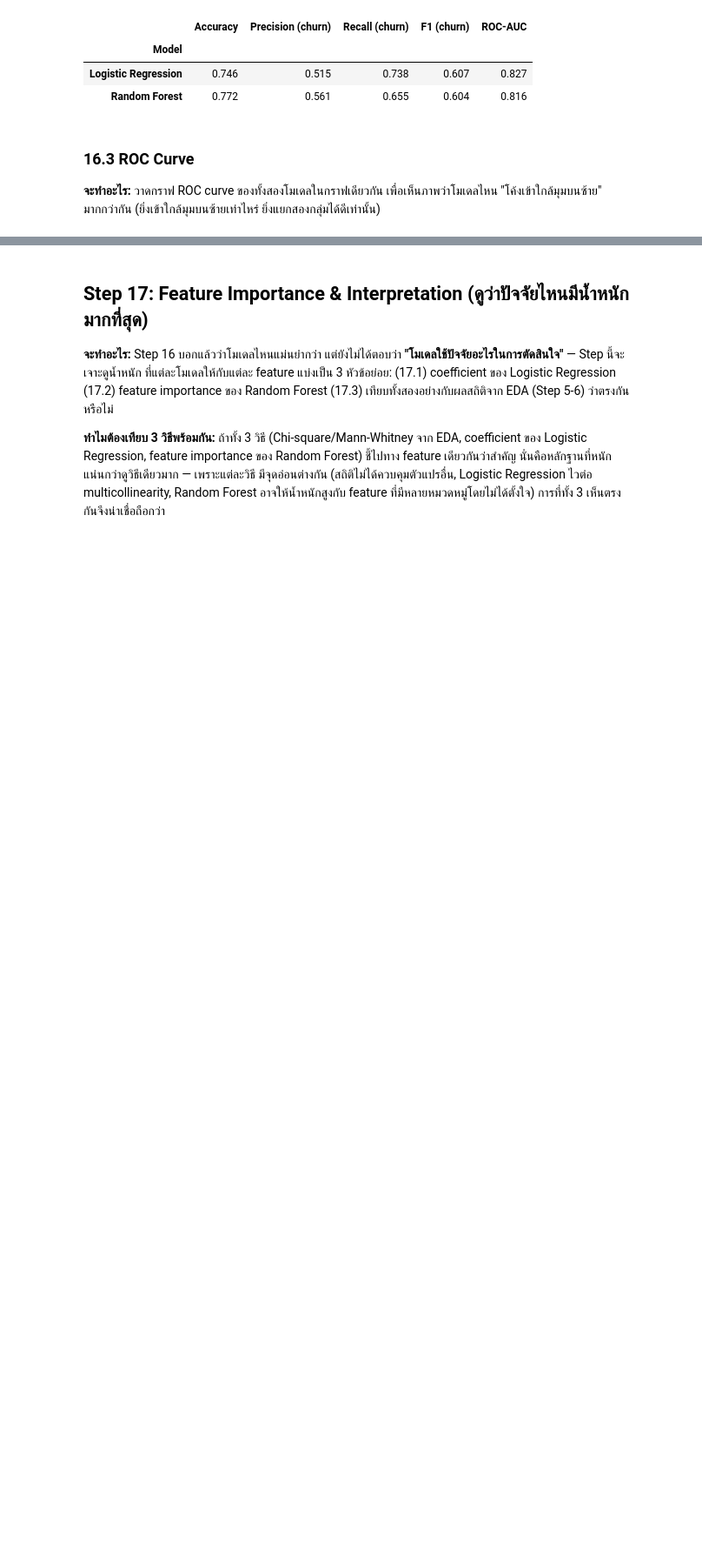
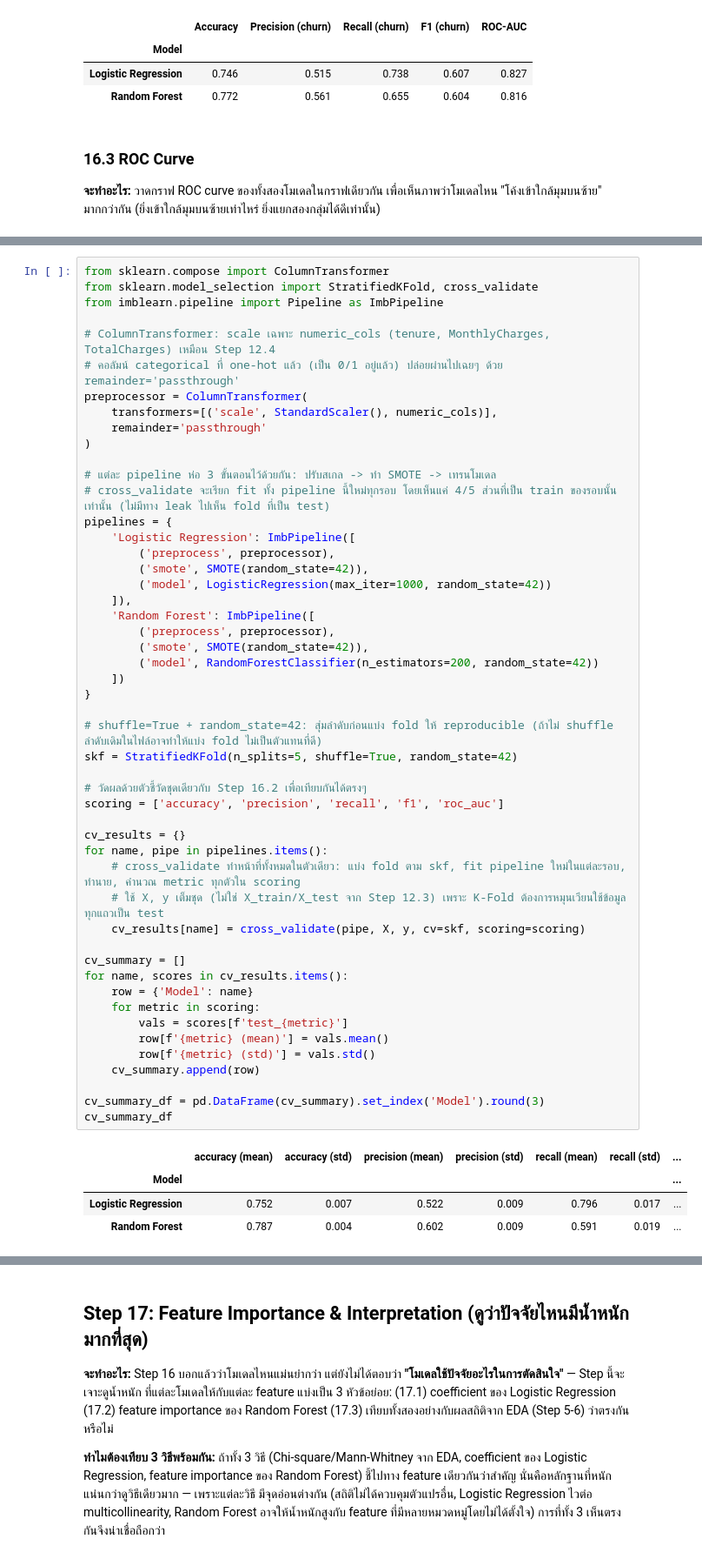
Before and after one commit to thitiwutsuk/Telco-Customer-Churn, a Jupyter notebook: notebooks/telco_churn_modeling.ipynb, the cells around one changed output, grey strips where cells are left out. Shown at 87% size. Saved outputs shown, nothing was run; the diff lists cells and outputs as text; blank space fills up the shorter version.

```diff
--- a/notebooks/telco_churn_modeling.ipynb
+++ b/notebooks/telco_churn_modeling.ipynb
@@ -531,0 +546,55 @@ Logistic Regression เหมาะกับเป้าหมายทางธ
+# %%
+from sklearn.compose import ColumnTransformer
+from sklearn.model_selection import StratifiedKFold, cross_validate
+from imblearn.pipeline import Pipeline as ImbPipeline
+
+# ColumnTransformer: scale เฉพาะ numeric_cols (tenure, MonthlyCharges, TotalCharges) เหมือน Step 12.4
+# คอลัมน์ categorical ที่ one-hot แล้ว (เป็น 0/1 อยู่แล้ว) ปล่อยผ่านไปเฉยๆ ด้วย remainder='passthrough'
+preprocessor = ColumnTransformer(
+    transformers=[('scale', StandardScaler(), numeric_cols)],
+    remainder='passthrough'
+)
+
+# แต่ละ pipeline ห่อ 3 ขั้นตอนไว้ด้วยกัน: ปรับสเกล -> ทำ SMOTE -> เทรนโมเดล
+# cross_validate จะเรียก fit ทั้ง pipeline นี้ใหม่ทุกรอบ โดยเห็นแค่ 4/5 ส่วนที่เป็น train ของรอบนั้นเท่านั้น (ไม่มีทาง leak ไปเห็น fold ที่เป็น test)
+pipelines = {
+    'Logistic Regression': ImbPipeline([
+        ('preprocess', preprocessor),
+        ('smote', SMOTE(random_state=42)),
+        ('model', LogisticRegression(max_iter=1000, random_state=42))
+    ]),
+    'Random Forest': ImbPipeline([
+        ('preprocess', preprocessor),
+        ('smote', SMOTE(random_state=42)),
+        ('model', RandomForestClassifier(n_estimators=200, random_state=42))
+    ])
+}
+
+# shuffle=True + random_state=42: สุ่มลำดับก่อนแบ่ง fold ให้ reproducible (ถ้าไม่ shuffle ลำดับเดิมในไฟล์อาจทำให้แบ่ง fold ไม่เป็นตัวแทนที่ดี)
+skf = StratifiedKFold(n_splits=5, shuffle=True, random_state=42)
+
+# วัดผลด้วยตัวชี้วัดชุดเดียวกับ Step 16.2 เพื่อเทียบกันได้ตรงๆ
+scoring = ['accuracy', 'precision', 'recall', 'f1', 'roc_auc']
+
+cv_results = {}
+for name, pipe in pipelines.items():
+    # cross_validate ทำหน้าที่ทั้งหมดในตัวเดียว: แบ่ง fold ตาม skf, fit pipeline ใหม่ในแต่ละรอบ, ทำนาย, คำนวณ metric ทุกตัวใน scoring
+    # ใช้ X, y เต็มชุด (ไม่ใช่ X_train/X_test จาก Step 12.3) เพราะ K-Fold ต้องการหมุนเวียนใช้ข้อมูลทุกแถวเป็น test
+    cv_results[name] = cross_validate(pipe, X, y, cv=skf, scoring=scoring)
+
+cv_summary = []
+for name, scores in cv_results.items():
+    row = {'Model': name}
+    for metric in scoring:
+        vals = scores[f'test_{metric}']
+        row[f'{metric} (mean)'] = vals.mean()
+        row[f'{metric} (std)'] = vals.std()
+    cv_summary.append(row)
+
+cv_summary_df = pd.DataFrame(cv_summary).set_index('Model').round(3)
+cv_summary_df
+# %% [output]
+|  | accuracy (mean) | accuracy (std) | precision (mean) | precision (std) | recall (mean) | recall (std) | ... |
+| Model |  |  |  |  |  |  | ... |
+| Logistic Regression | 0.752 | 0.007 | 0.522 | 0.009 | 0.796 | 0.017 | ... |
+| Random Forest | 0.787 | 0.004 | 0.602 | 0.009 | 0.591 | 0.019 | ... |
```
Also changed, not shown: parts of 11 cells of this notebook.
